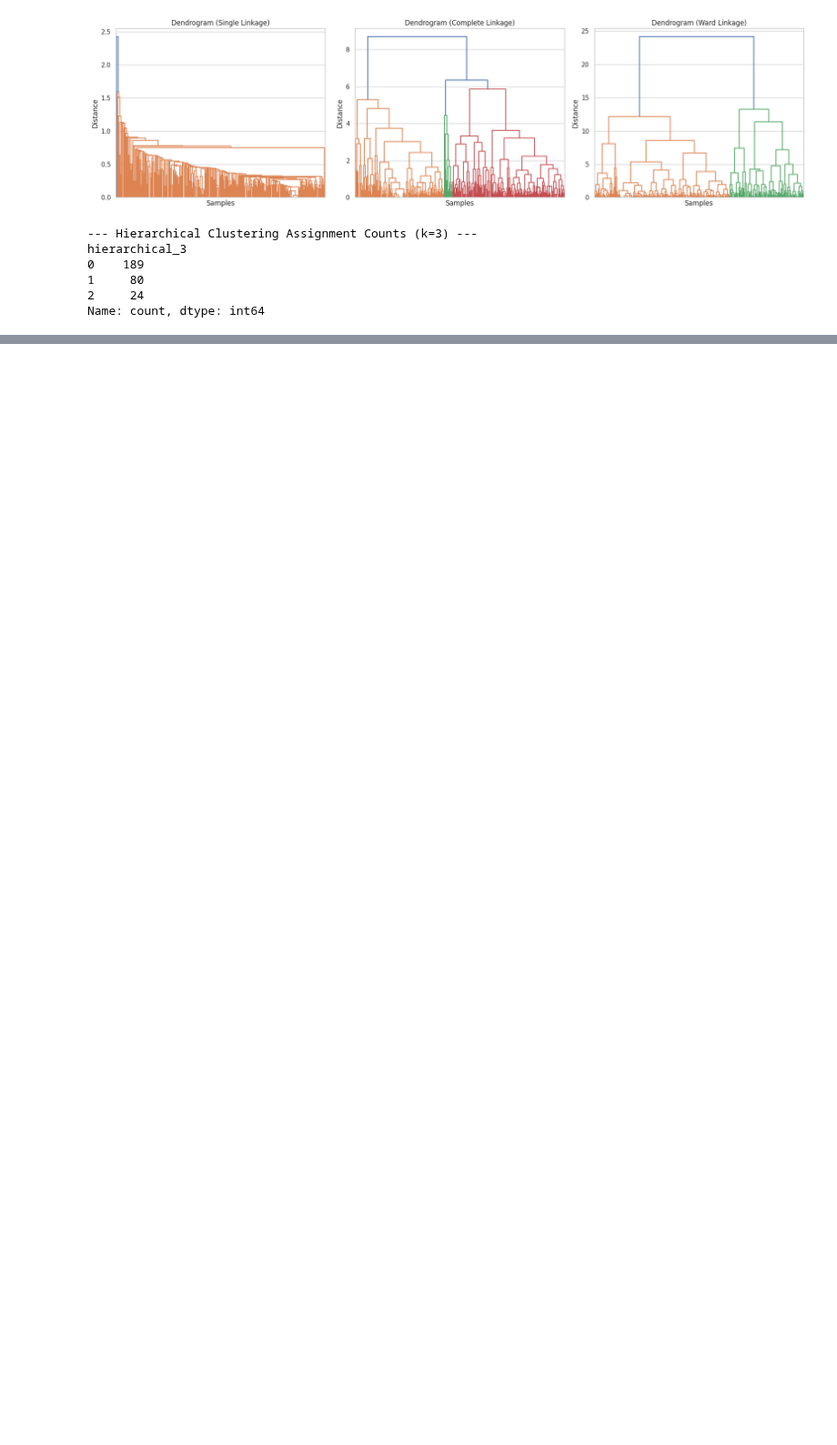
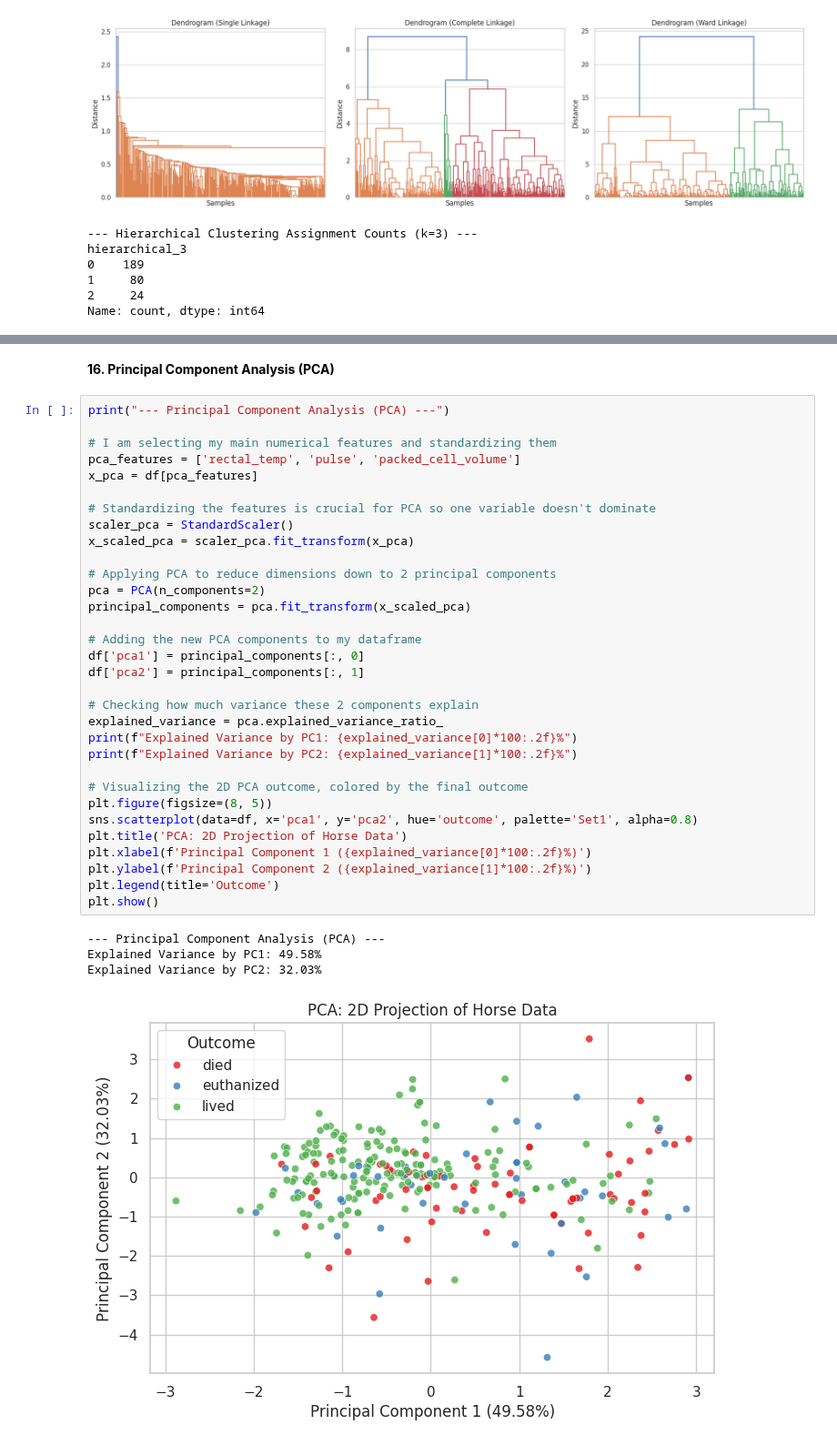
Before and after one commit to Rudragupta8777/Rudra-Gupta, a Jupyter notebook: EDA.ipynb, the cells around one changed output, grey strips where cells are left out. Shown at 91% size. Saved outputs shown, nothing was run; the diff lists cells and outputs as text; blank space fills up the shorter version.

```diff
--- a/EDA.ipynb
+++ b/EDA.ipynb
@@ -638,0 +647,39 @@ Name: count, dtype: int64
+# %% [markdown]
+**16. Principal Component Analysis (PCA)**
+# %%
+print("--- Principal Component Analysis (PCA) ---")
+
+# I am selecting my main numerical features and standardizing them
+pca_features = ['rectal_temp', 'pulse', 'packed_cell_volume']
+x_pca = df[pca_features]
+
+# Standardizing the features is crucial for PCA so one variable doesn't dominate
+scaler_pca = StandardScaler()
+x_scaled_pca = scaler_pca.fit_transform(x_pca)
+
+# Applying PCA to reduce dimensions down to 2 principal components
+pca = PCA(n_components=2)
+principal_components = pca.fit_transform(x_scaled_pca)
+
+# Adding the new PCA components to my dataframe
+df['pca1'] = principal_components[:, 0]
+df['pca2'] = principal_components[:, 1]
+
+# Checking how much variance these 2 components explain
+explained_variance = pca.explained_variance_ratio_
+print(f"Explained Variance by PC1: {explained_variance[0]*100:.2f}%")
+print(f"Explained Variance by PC2: {explained_variance[1]*100:.2f}%")
+
+# Visualizing the 2D PCA outcome, colored by the final outcome
+plt.figure(figsize=(8, 5))
+sns.scatterplot(data=df, x='pca1', y='pca2', hue='outcome', palette='Set1', alpha=0.8)
+plt.title('PCA: 2D Projection of Horse Data')
+plt.xlabel(f'Principal Component 1 ({explained_variance[0]*100:.2f}%)')
+plt.ylabel(f'Principal Component 2 ({explained_variance[1]*100:.2f}%)')
+plt.legend(title='Outcome')
+plt.show()
+# %% [output]
+--- Principal Component Analysis (PCA) ---
+Explained Variance by PC1: 49.58%
+Explained Variance by PC2: 32.03%
+[figure, added]
```
Also changed, not shown: parts of 11 cells of this notebook.
